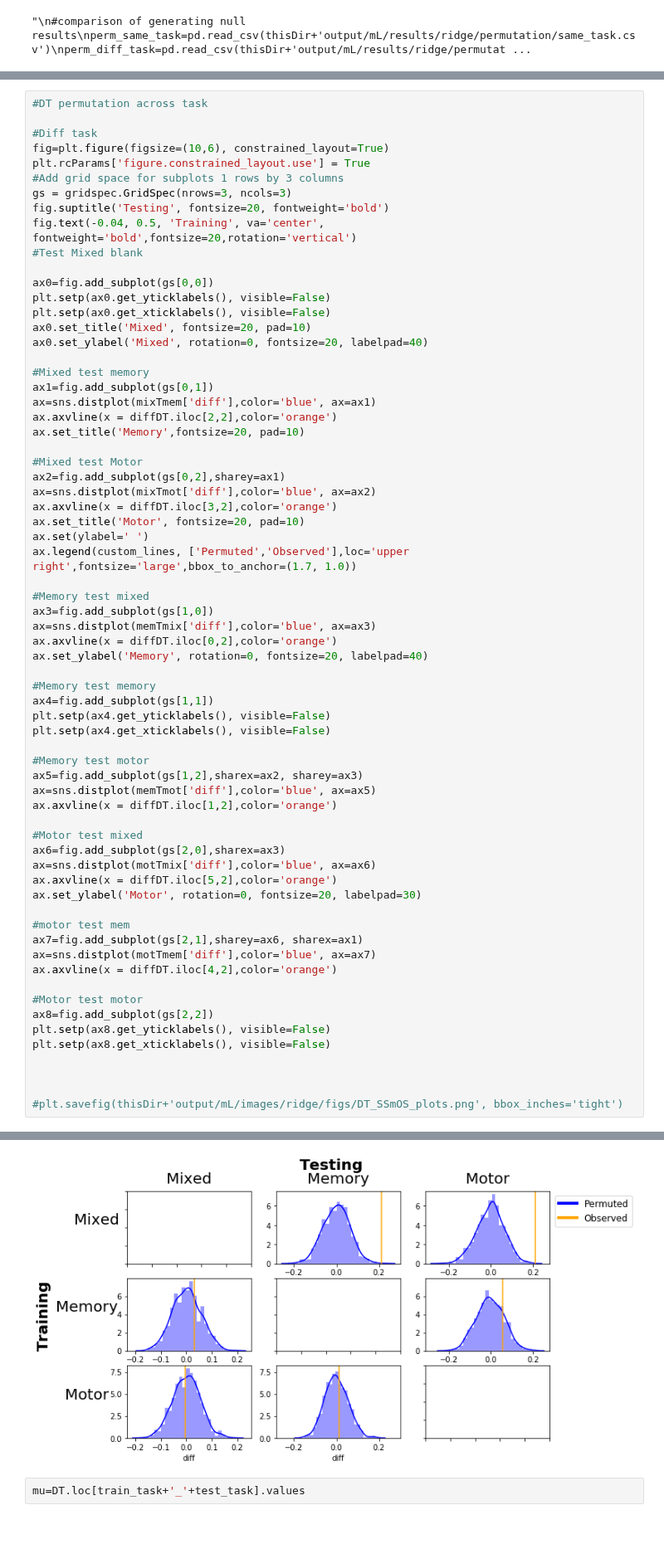
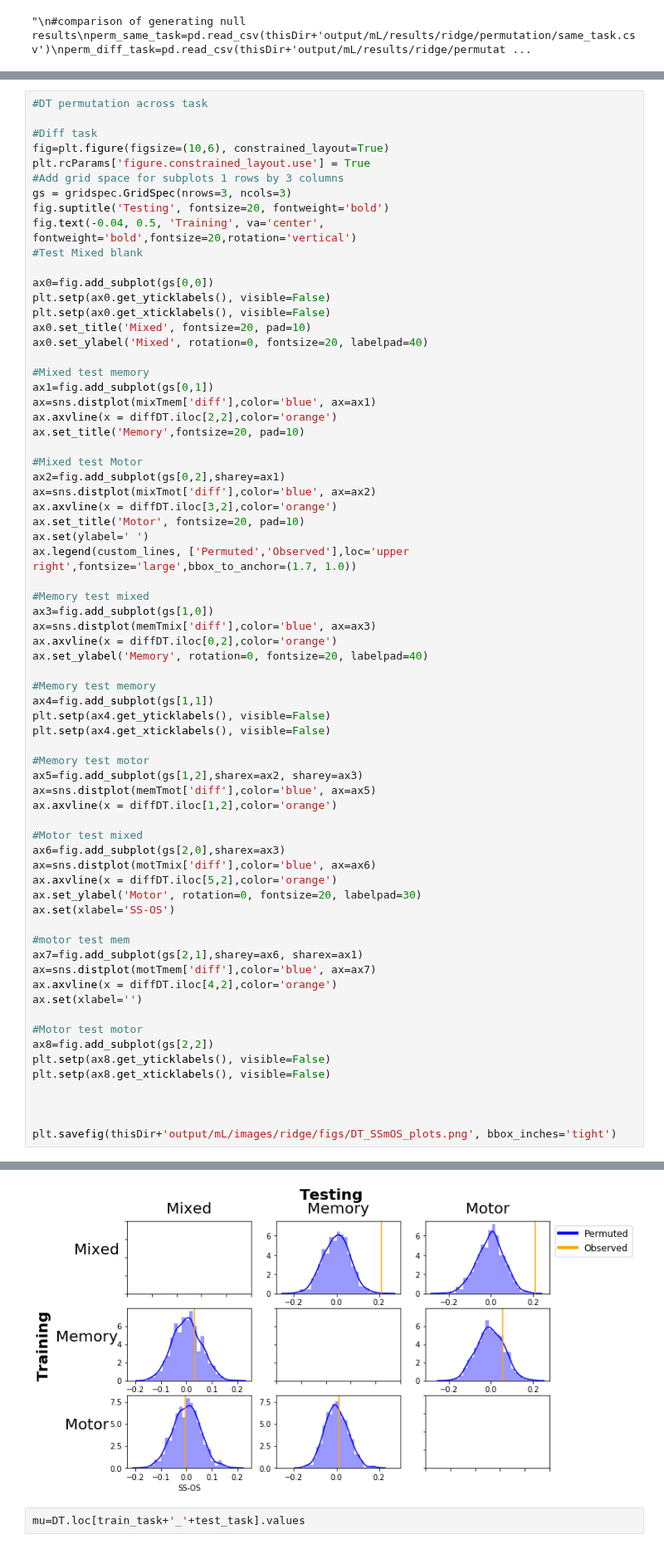
Before and after one commit to GrattonLab/MSC_Alexis, a Jupyter notebook: analysis/code/mL_rsfMRI/supplemental_exploration/perm_stats.ipynb, the cells around one changed output, grey strips where cells are left out. Shown at 83% size. Saved outputs shown, nothing was run; the diff lists cells and outputs as text.

```diff
--- a/analysis/code/mL_rsfMRI/supplemental_exploration/perm_stats.ipynb
+++ b/analysis/code/mL_rsfMRI/supplemental_exploration/perm_stats.ipynb
@@ -200,11 +201,13 @@ ax6=fig.add_subplot(gs[2,0],sharex=ax3)
 ax=sns.distplot(motTmix['diff'],color='blue', ax=ax6)
 ax.axvline(x = diffDT.iloc[5,2],color='orange')
 ax.set_ylabel('Motor', rotation=0, fontsize=20, labelpad=30)
+ax.set(xlabel='SS-OS')
 
 #motor test mem
 ax7=fig.add_subplot(gs[2,1],sharey=ax6, sharex=ax1)
 ax=sns.distplot(motTmem['diff'],color='blue', ax=ax7)
 ax.axvline(x = diffDT.iloc[4,2],color='orange')
+ax.set(xlabel='')
 
 #Motor test motor
 ax8=fig.add_subplot(gs[2,2])
@@ -213,5 +216,5 @@ plt.setp(ax8.get_xticklabels(), visible=False)
 
 
 
-#plt.savefig(thisDir+'output/mL/images/ridge/figs/DT_SSmOS_plots.png', bbox_inches='tight')
+plt.savefig(thisDir+'output/mL/images/ridge/figs/DT_SSmOS_plots.png', bbox_inches='tight')
 # %% [output]
@@ -219,4 +221,4 @@ plt.setp(ax8.get_xticklabels(), visible=False)
-[figure, old version]
+[figure, new version]
 # %%
 mu=DT.loc[train_task+'_'+test_task].values
 # %%
```
Also changed, not shown: parts of 3 cells of this notebook, 10 other files.
